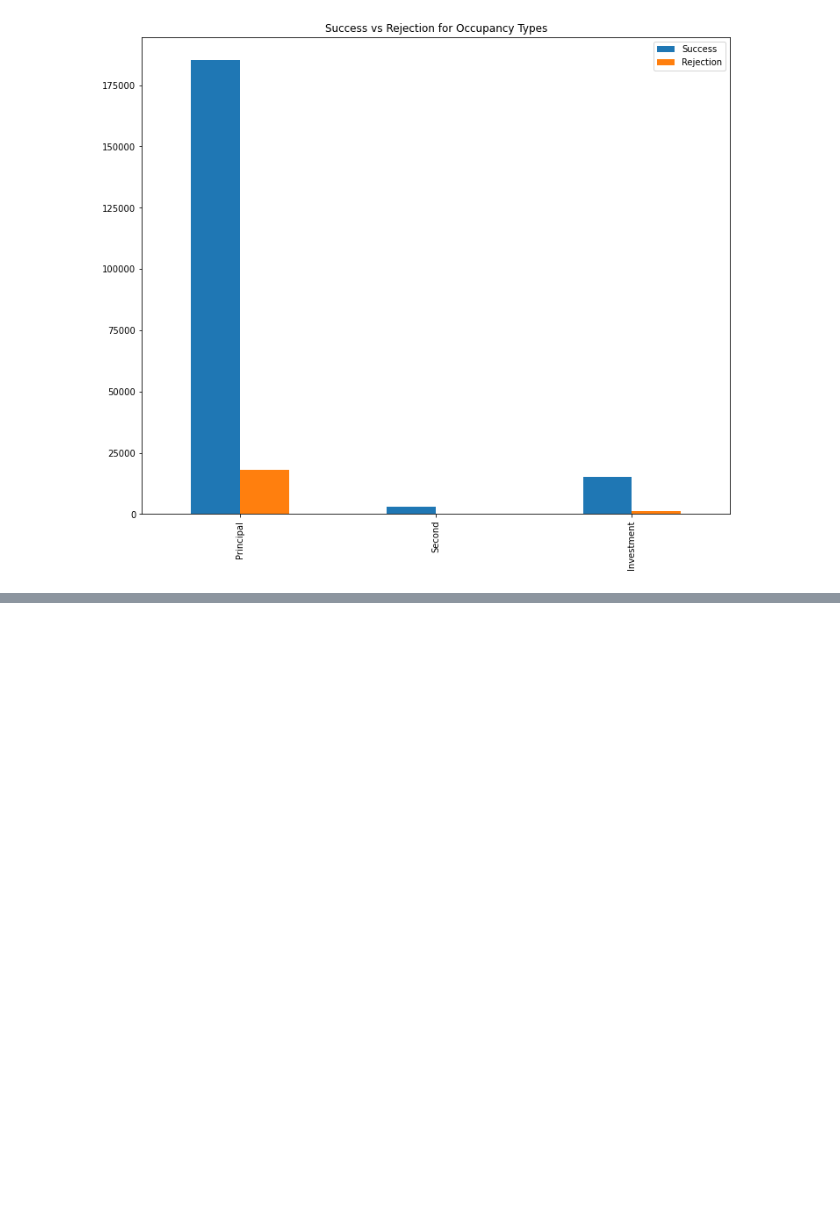
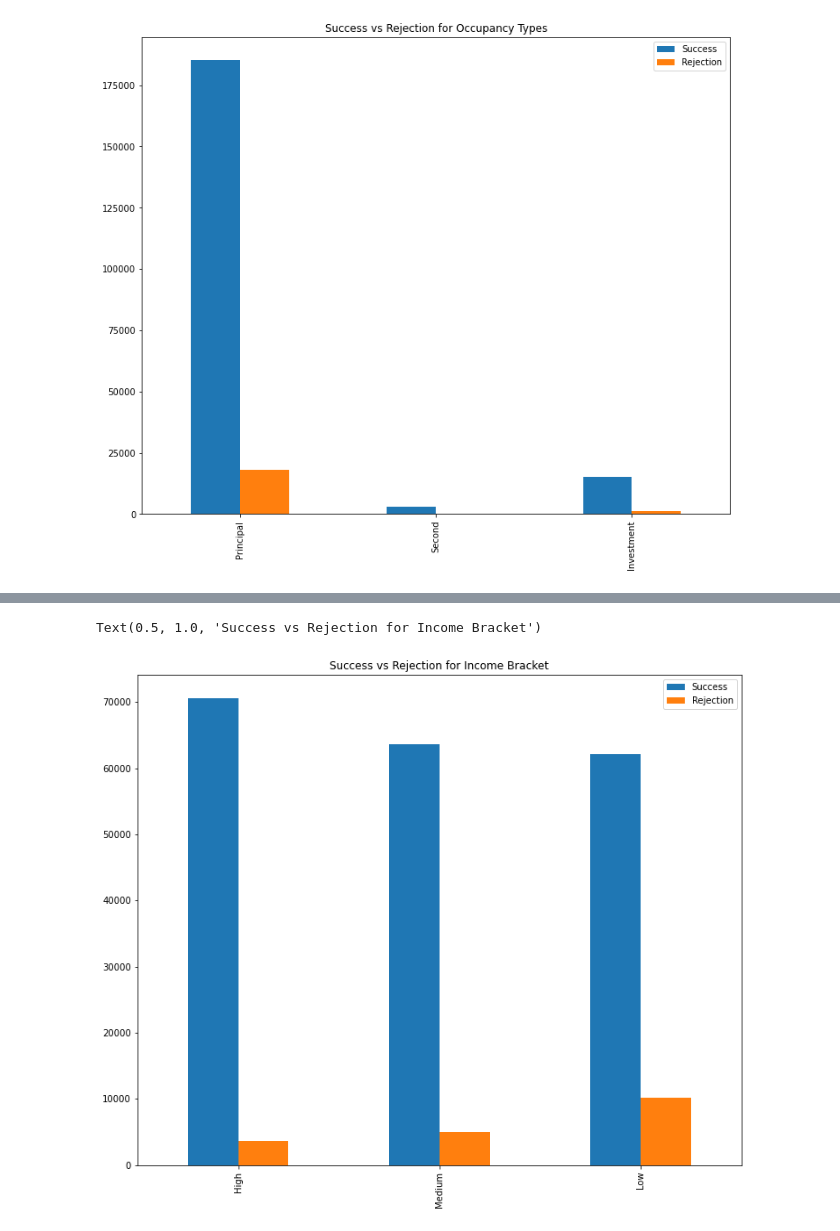
Before and after one commit to tomdoyoon/Illinois-Mortgage-Acceptance, a Jupyter notebook: Loan Outcome Analysis.ipynb, the cells around one changed output, grey strips where cells are left out. Saved outputs shown, nothing was run; the diff lists cells and outputs as text; code cells hidden in the pictures; blank space fills up the shorter version.

```diff
--- a/Loan Outcome Analysis.ipynb
+++ b/Loan Outcome Analysis.ipynb
@@ -445,0 +446,6 @@ df['']
+# %%
+# DROP ALL THAT HAVE A NOT NUMERIC INCOME
+numeric_income = pd.DataFrame(df['action_taken'])
+numeric_income['income'] = pd.to_numeric(df['income'], errors='coerce')
+numeric_income = numeric_income.dropna().reset_index(drop = True)
+len(df)-len(numeric_income)
@@ -445,0 +454,11 @@ df['']
+# %%
+# Creating Buckets for Income
+low = numeric_income['income'].quantile(.33)
+medium = numeric_income['income'].quantile(.66)
+numeric_income['Income_Bracket'] = np.where(numeric_income['income']<=low,'Low',
+         np.where((numeric_income['income']>low)&(numeric_income['income']<medium),'Medium',
+                 np.where(numeric_income['income']>=medium,'High','ERROR')))
+
+print('Low: Income <=',low)
+print('Medium: Income >',low,'and <',medium)
+print('High: Income >=',medium)
@@ -445,0 +486,13 @@ df['']
+# %%
+# Comparing Income Brackets Property Success Rates
+graph_ib = pd.concat([pd.DataFrame([numeric_income.groupby('Income_Bracket')['action_taken'].value_counts()['High'][1],numeric_income.groupby('Income_Bracket')['action_taken'].value_counts()['High'][0]]).transpose(),
+           pd.DataFrame([numeric_income.groupby('Income_Bracket')['action_taken'].value_counts()['Medium'][1],numeric_income.groupby('Income_Bracket')['action_taken'].value_counts()['Medium'][0]]).transpose(),
+           pd.DataFrame([numeric_income.groupby('Income_Bracket')['action_taken'].value_counts()['Low'][1],numeric_income.groupby('Income_Bracket')['action_taken'].value_counts()['Low'][0]]).transpose()])
+graph_ib.index = ['High','Medium','Low']
+graph_ib.columns = ['Success','Rejection']
+
+graph_ib.plot(kind = 'bar', figsize = (12,10))
+plt.title("Success vs Rejection for Income Bracket")
+# %% [output]
+Text(0.5, 1.0, 'Success vs Rejection for Income Bracket')
+[figure, added]
```
Also changed, not shown: parts of 72 cells of this notebook.
